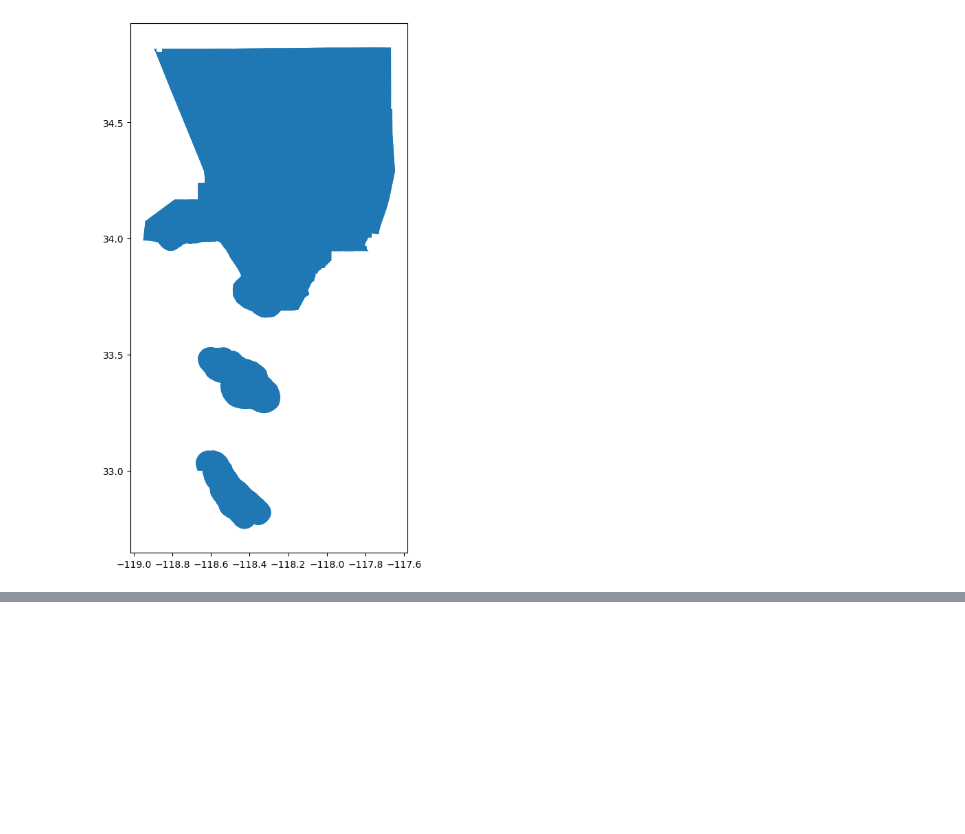
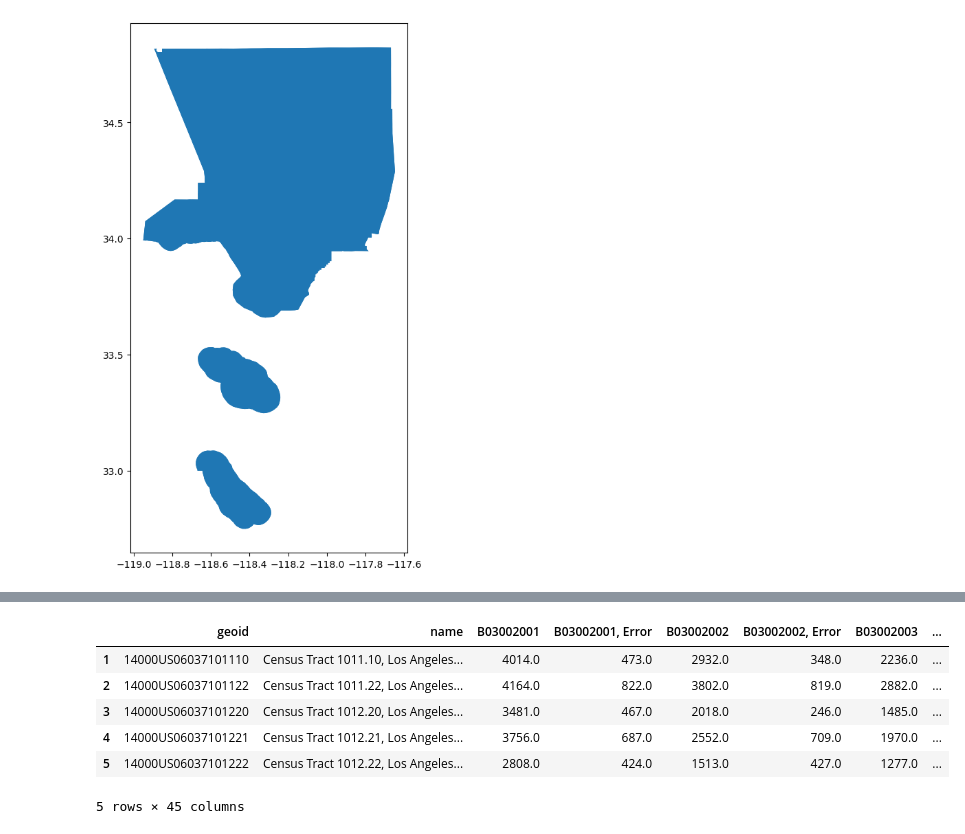
Before and after one commit to phamin2001/census_data, a Jupyter notebook: censusdata-census reporter.ipynb, the cells around one changed output, grey strips where cells are left out. Drawn from its saved outputs; the diff is of its cells as text; code cells hidden in the pictures; blank space fills up the shorter version.

```diff
--- a/censusdata-census reporter.ipynb
+++ b/censusdata-census reporter.ipynb
@@ -84,0 +148,14 @@ gdf.sample().plot()
+# %%
+# drop the row with index 0 (i.e. the first row)
+gdf = gdf.drop([0])
+# %%
+# check to see if it has been deleted
+gdf.head()
+# %% [output]
+|  | geoid | name | B03002001 | B03002001, Error | B03002002 | B03002002, Error | B03002003 | ... |
+| 1 | 14000US06037101110 | Census Tract 1011.10, Los Angeles... | 4014.0 | 473.0 | 2932.0 | 348.0 | 2236.0 | ... |
+| 2 | 14000US06037101122 | Census Tract 1011.22, Los Angeles... | 4164.0 | 822.0 | 3802.0 | 819.0 | 2882.0 | ... |
+| 3 | 14000US06037101220 | Census Tract 1012.20, Los Angeles... | 3481.0 | 467.0 | 2018.0 | 246.0 | 1485.0 | ... |
+| 4 | 14000US06037101221 | Census Tract 1012.21, Los Angeles... | 3756.0 | 687.0 | 2552.0 | 709.0 | 1970.0 | ... |
+| 5 | 14000US06037101222 | Census Tract 1012.22, Los Angeles... | 2808.0 | 424.0 | 1513.0 | 427.0 | 1277.0 | ... |
+5 rows × 45 columns
```
Also changed, not shown: parts of 13 cells of this notebook, 1 other file.
